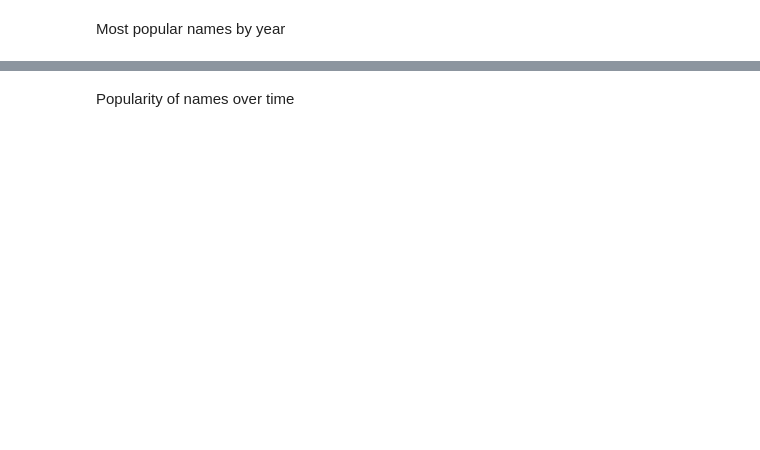
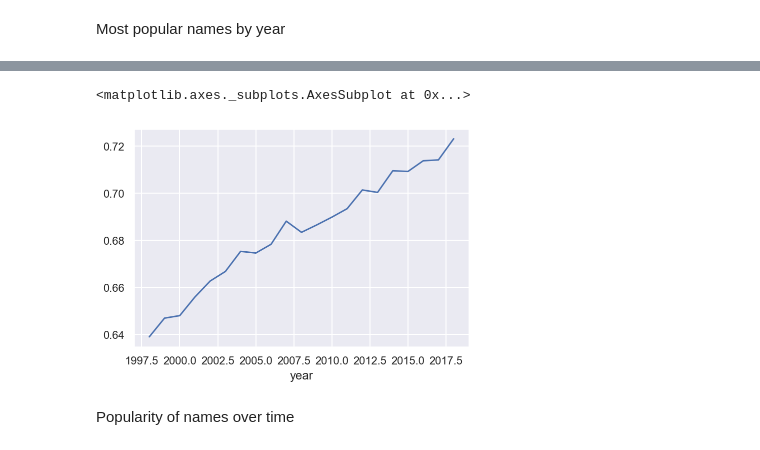
Before and after one commit to fabiangunzinger/learning, a Jupyter notebook: python-for-data-analysis/chap14-examples.ipynb, the cells around one changed output, grey strips where cells are left out. Drawn from its saved outputs; the diff is of its cells as text; code cells hidden in the pictures; blank space fills up the shorter version.

```diff
--- a/python-for-data-analysis/chap14-examples.ipynb
+++ b/python-for-data-analysis/chap14-examples.ipynb
@@ -447,3 +512,15 @@ years = [2018]
+# %%
+def get_last_letter(name):
+    return name[-1]
+
+table['last_letter'] = table.name.map(get_last_letter)
+
+last_letters = table[table.gender == 'w'].pivot_table('births', 'last_letter', 'year', 'sum')
+last_letters = last_letters / last_letters.sum()
+last_letters.T['a'].plot()
+# %% [output]
+<matplotlib.axes._subplots.AxesSubplot at 0x...>
+[figure, added]
 # %% [markdown]
 Popularity of names over time
 # %%
```
Also changed, not shown: parts of 17 cells of this notebook, 3 other files.
